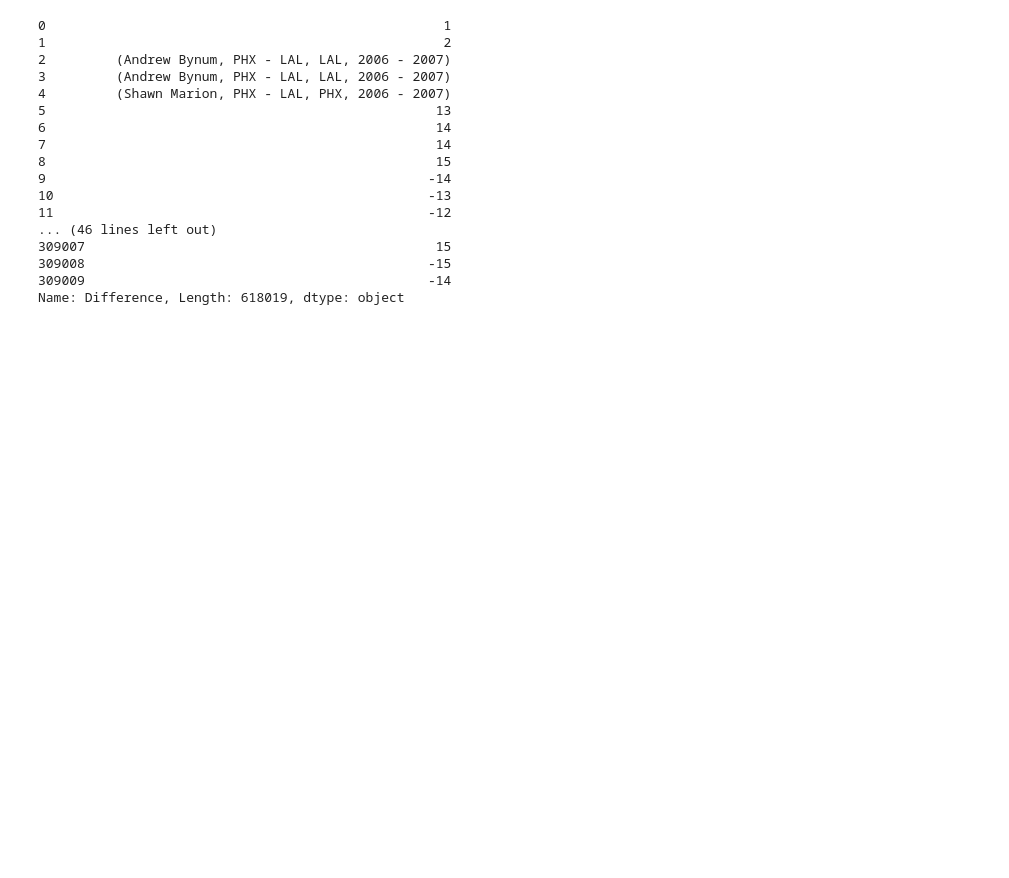
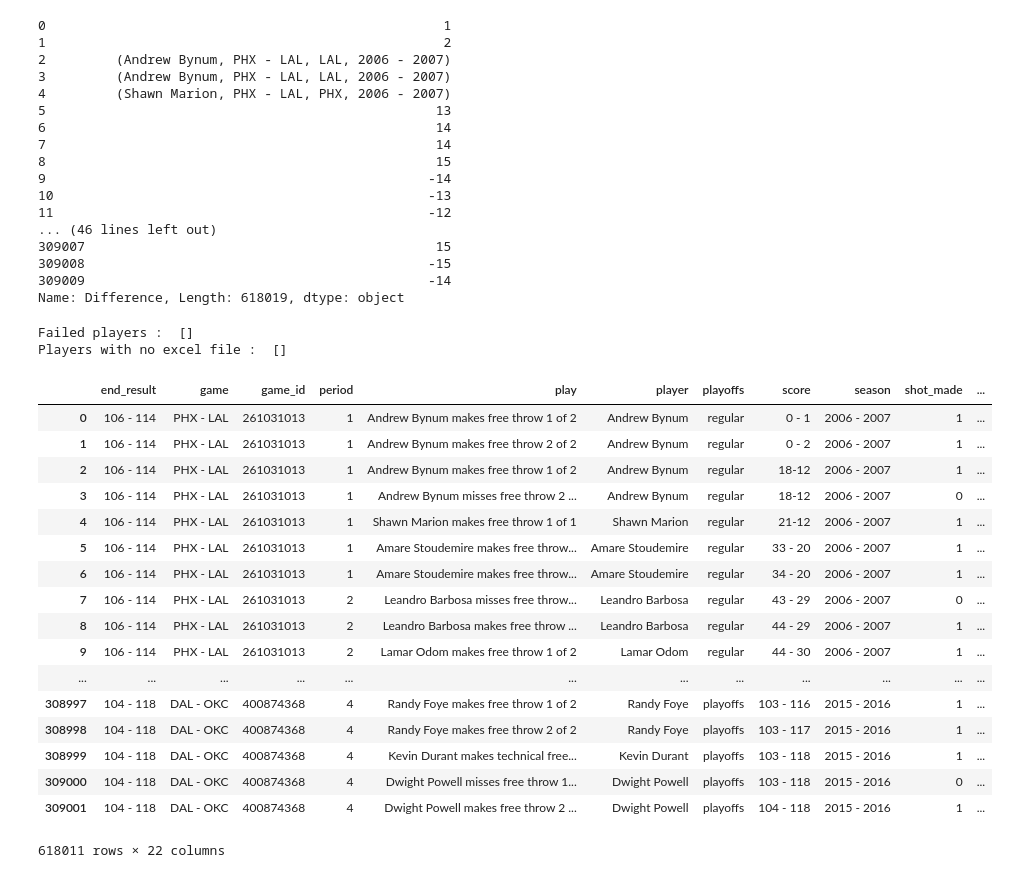
Before and after one commit to guyazov/DS_Workshop, a Jupyter notebook: Project.ipynb, the cells around one changed output. Drawn from its saved outputs; the diff is of its cells as text; code cells hidden in the pictures; blank space fills up the shorter version.

Commit message:
Adding the the Difference and Team columns

```diff
--- a/Project.ipynb
+++ b/Project.ipynb
@@ -589,3 +589,30 @@ database['Difference']
 309008                                            -15
 309009                                            -14
 Name: Difference, Length: 618019, dtype: object
+# %%
+import preProcess
+preProcess.add_team_and_difference_columns(database)
+# %% [output]
+Failed players :  []
+Players with no excel file :  []
+# %%
+database
+# %% [output]
+|  | end_result | game | game_id | period | play | player | playoffs | score | season | shot_made | ... |
+| 0 | 106 - 114 | PHX - LAL | 261031013 | 1 | Andrew Bynum makes free throw 1 of 2 | Andrew Bynum | regular | 0 - 1 | 2006 - 2007 | 1 | ... |
+| 1 | 106 - 114 | PHX - LAL | 261031013 | 1 | Andrew Bynum makes free throw 2 of 2 | Andrew Bynum | regular | 0 - 2 | 2006 - 2007 | 1 | ... |
+| 2 | 106 - 114 | PHX - LAL | 261031013 | 1 | Andrew Bynum makes free throw 1 of 2 | Andrew Bynum | regular | 18-12 | 2006 - 2007 | 1 | ... |
+| 3 | 106 - 114 | PHX - LAL | 261031013 | 1 | Andrew Bynum misses free throw 2 ... | Andrew Bynum | regular | 18-12 | 2006 - 2007 | 0 | ... |
+| 4 | 106 - 114 | PHX - LAL | 261031013 | 1 | Shawn Marion makes free throw 1 of 1 | Shawn Marion | regular | 21-12 | 2006 - 2007 | 1 | ... |
+| 5 | 106 - 114 | PHX - LAL | 261031013 | 1 | Amare Stoudemire makes free throw... | Amare Stoudemire | regular | 33 - 20 | 2006 - 2007 | 1 | ... |
+| 6 | 106 - 114 | PHX - LAL | 261031013 | 1 | Amare Stoudemire makes free throw... | Amare Stoudemire | regular | 34 - 20 | 2006 - 2007 | 1 | ... |
+| 7 | 106 - 114 | PHX - LAL | 261031013 | 2 | Leandro Barbosa misses free throw... | Leandro Barbosa | regular | 43 - 29 | 2006 - 2007 | 0 | ... |
+| 8 | 106 - 114 | PHX - LAL | 261031013 | 2 | Leandro Barbosa makes free throw ... | Leandro Barbosa | regular | 44 - 29 | 2006 - 2007 | 1 | ... |
+| 9 | 106 - 114 | PHX - LAL | 261031013 | 2 | Lamar Odom makes free throw 1 of 2 | Lamar Odom | regular | 44 - 30 | 2006 - 2007 | 1 | ... |
+| ... | ... | ... | ... | ... | ... | ... | ... | ... | ... | ... | ... |
+| 308997 | 104 - 118 | DAL - OKC | 400874368 | 4 | Randy Foye makes free throw 1 of 2 | Randy Foye | playoffs | 103 - 116 | 2015 - 2016 | 1 | ... |
+| 308998 | 104 - 118 | DAL - OKC | 400874368 | 4 | Randy Foye makes free throw 2 of 2 | Randy Foye | playoffs | 103 - 117 | 2015 - 2016 | 1 | ... |
+| 308999 | 104 - 118 | DAL - OKC | 400874368 | 4 | Kevin Durant makes technical free... | Kevin Durant | playoffs | 103 - 118 | 2015 - 2016 | 1 | ... |
+| 309000 | 104 - 118 | DAL - OKC | 400874368 | 4 | Dwight Powell misses free throw 1... | Dwight Powell | playoffs | 103 - 118 | 2015 - 2016 | 0 | ... |
+| 309001 | 104 - 118 | DAL - OKC | 400874368 | 4 | Dwight Powell makes free throw 2 ... | Dwight Powell | playoffs | 104 - 118 | 2015 - 2016 | 1 | ... |
+618011 rows × 22 columns
```
Also changed, not shown: 1 other file.
